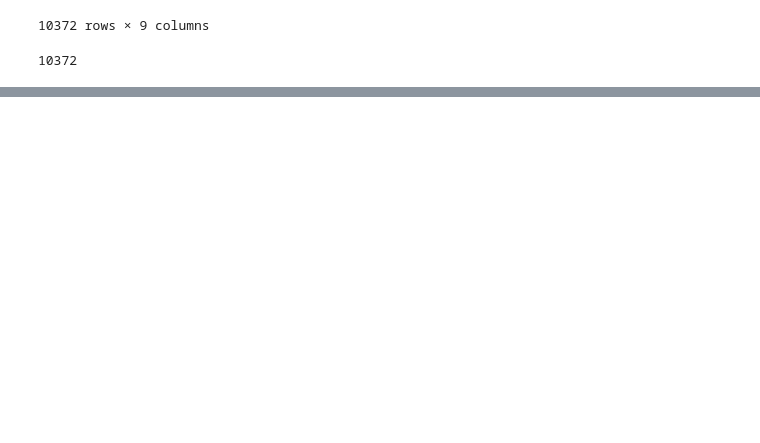
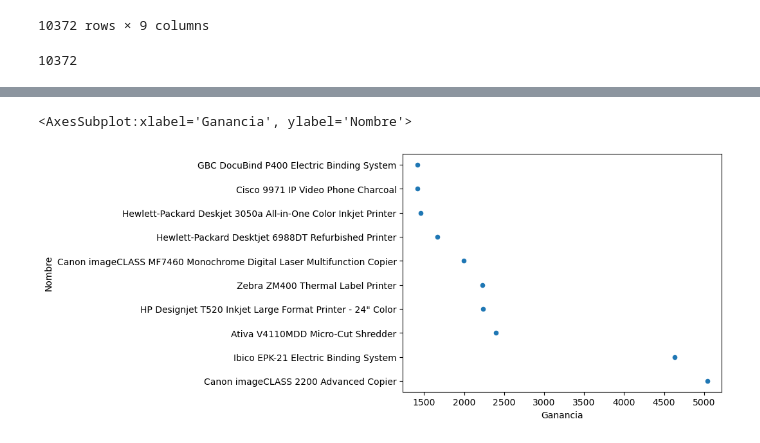
Before and after one commit to fhprime/Proyecto-Final-Ciencia-de-Datos, a Jupyter notebook: Proyecto.ipynb, the cells around one changed output, grey strips where cells are left out. Saved outputs shown, nothing was run; the diff lists cells and outputs as text; code cells hidden in the pictures; blank space fills up the shorter version.

```diff
--- a/Proyecto.ipynb
+++ b/Proyecto.ipynb
@@ -529,0 +556,4 @@ join_table.to_sql('Fact_super', mysql_driver, index=False, if_exists='append')
+# %%
+sql_query = 'SELECT Producto.Nombre, Fact_super.Ganancia from Fact_super INNER JOIN Producto on Fact_super.Id_producto  = Producto.ID_Product GROUP BY Fact_super.Id_producto Order BY Fact_super.Ganancia DESC LIMIT 10;'
+Prod_ganancia = pd.read_sql(sql_query, mysql_driver)
+Prod_ganancia.head()
@@ -529,0 +567,5 @@ join_table.to_sql('Fact_super', mysql_driver, index=False, if_exists='append')
+# %%
+Prod_ganancia.plot(x='Ganancia', y='Nombre', kind='scatter')
+# %% [output]
+<AxesSubplot:xlabel='Ganancia', ylabel='Nombre'>
+[figure, added]
```
Also changed, not shown: parts of 10 cells of this notebook.
